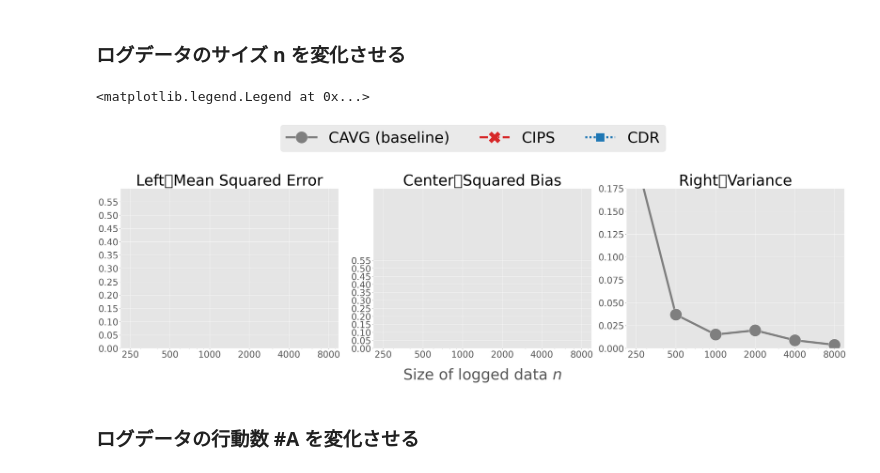
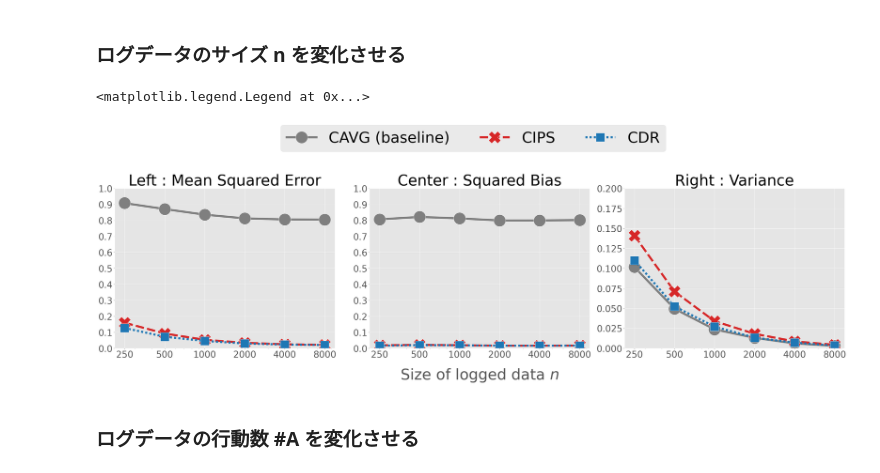
Before and after one commit to RickHub0115/Estimator-for-Offline-Policy-Evaluation-of-Recommending-Multiple-Actions-Considering-Platform-Wide-R, a Jupyter notebook: ope.ipynb, the cells around one changed output. Drawn from its saved outputs; the diff is of its cells as text; code cells hidden in the pictures.

```diff
--- a/ope.ipynb
+++ b/ope.ipynb
@@ -28,7 +28,7 @@ plt.style.use('ggplot')
 ### ログデータのサイズ **n** を変化させる
 # %%
 ## シミュレーション設定
-num_runs = 10
+num_runs = 1000
 dim_x = 10
 num_actions = 20
 beta = -3 # データ収集方策のパラメータ
@@ -105,7 +105,7 @@ result_df_data = pd.concat(result_df_list).reset_index(level=0)
 # csvファイルに保存
 result_df_data.to_csv('data/sufficient_support/result_based_n.csv', index=False)
 # %%
-y_label_dict = {"se": "Left：Mean Squared Error", "bias": "Center：Squared Bias", "variance": "Right：Variance"}
+y_label_dict = {"se": "Left : Mean Squared Error", "bias": "Center : Squared Bias", "variance": "Right : Variance"}
 
 fig, ax_list = plt.subplots(1, 3, figsize=(35, 10), tight_layout=True)
 for i, y in enumerate(["se", "bias", "variance"]):
@@ -119,39 +119,39 @@ for i, y in enumerate(["se", "bias", "variance"]):
         x="num_data",
         y=y,
         hue="est",
         ax=ax,
         ci=None,
         #palette=["tab:grey", "tab:red"],
         palette=["tab:grey", "tab:red", "tab:blue"],
         data=result_df_data,
     )
     ax.set_title(y_label_dict[y], fontsize=50)
     # yaxis
     ax.set_ylabel("")
     if y == "se":
-        ax.set_ylim(0.0, 0.60)
-        ax.set_yticks(np.arange(0.0, 0.60, 0.05))
+        ax.set_ylim(0.0, 1.0)
+        ax.set_yticks(np.arange(0.0, 1.1, 0.1))
     elif y == "bias":
         ax.set_ylim(0.0, 1.0)
-        ax.set_yticks(np.arange(0.0, 0.60, 0.05))
+        ax.set_yticks(np.arange(0.0, 1.1, 0.1))
     elif y == "variance":
-        ax.set_ylim(0.0, 0.175)
-        ax.set_yticks(np.arange(0.0, 0.20, 0.025))
+        ax.set_ylim(0.0, 0.2)
+        ax.set_yticks(np.arange(0.0, 0.225, 0.025))
     ax.tick_params(axis="y", labelsize=30)
     ax.yaxis.set_label_coords(-0.1, 0.5)
     # xaxis
     ax.set_xscale("log")
     if i == 1:
         ax.set_xlabel(r"Size of logged data $n$", fontsize=50)
     else:
         ax.set_xlabel(r"", fontsize=40)
     ax.set_xticks(num_data_list)
     ax.set_xticklabels(num_data_list, fontsize=30)
     ax.xaxis.set_label_coords(0.5, -0.12)
 fig.legend(["CAVG (baseline)", "CIPS", "CDR"], fontsize=50, bbox_to_anchor=(0.5, 1.15), ncol=4, loc="center")
 # %% [output]
 <matplotlib.legend.Legend at 0x...>
-[figure, old version]
+[figure, new version]
 # %% [markdown]
 ### ログデータの行動数 **#A** を変化させる
 # %%
```
Also changed, not shown: 1 other file.
